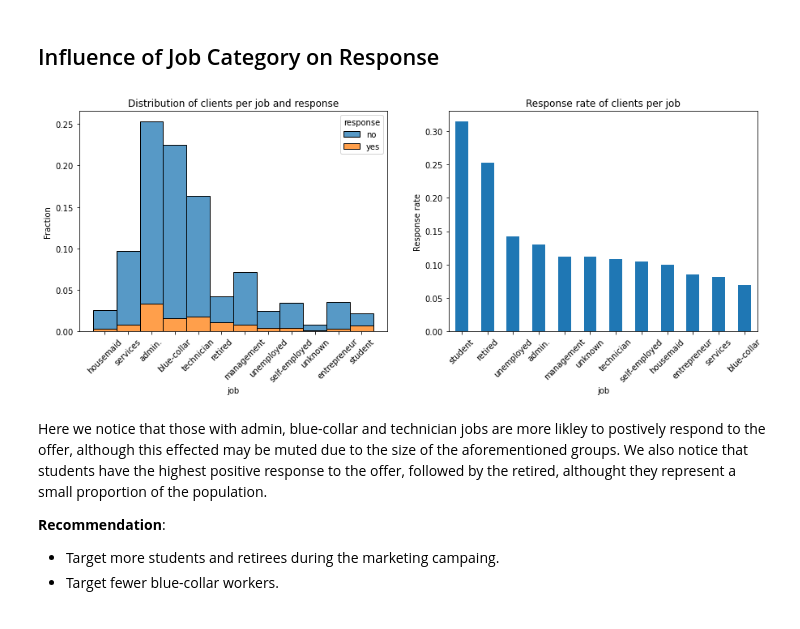
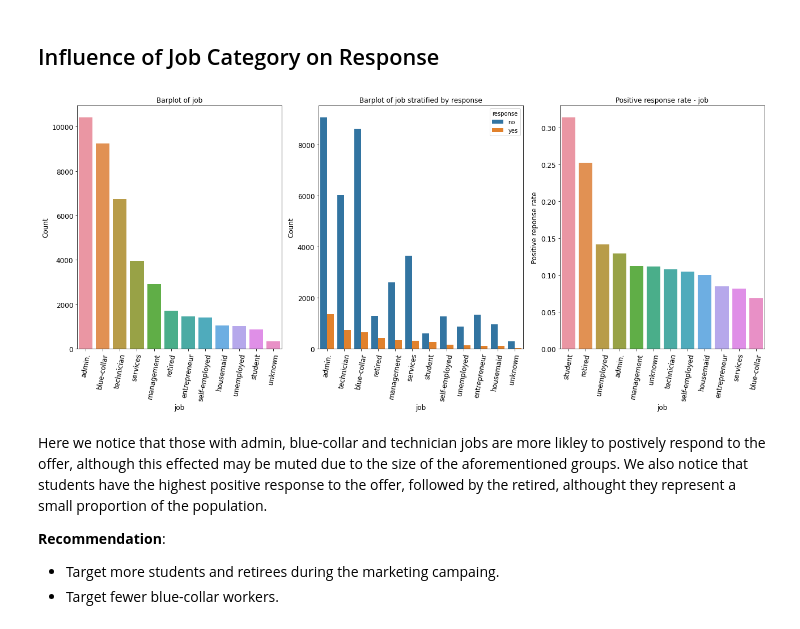
Before and after one commit to femi-lujo/bank_marketing, a Jupyter notebook: notebooks/B_EDA.ipynb, the cells around one changed output. Drawn from its saved outputs; the diff is of its cells as text; code cells hidden in the pictures.

```diff
--- a/notebooks/B_EDA.ipynb
+++ b/notebooks/B_EDA.ipynb
@@ -137,11 +247,8 @@ We notice that very young (less than 20) and older clients (over 60) are more li
 # %%
 #Plot a histogram and bar chart for job category annotated with response
-fig, axs = plt.subplots(1, 2, figsize = (15, 5))
-categorical_histplot(bank, feature = 'job', target = 'response', axs = axs[0])
-categorical_barplot(bank, feature = 'job', target = 'response', axs = axs[1])
-plt.show();
+categorical_plot('job', rotation = 80)
 # %% [output]
-[figure, old version]
+[figure, new version]
 # %% [markdown]
 Here we notice that those with admin, blue-collar and technician jobs are more likley to postively respond to the offer, although this effected may be muted due to the size of the aforementioned groups. We also notice that students have the highest positive response to the offer, followed by the retired, althought they represent a small proportion of the population.
 
```
Also changed, not shown: parts of 79 cells of this notebook.
